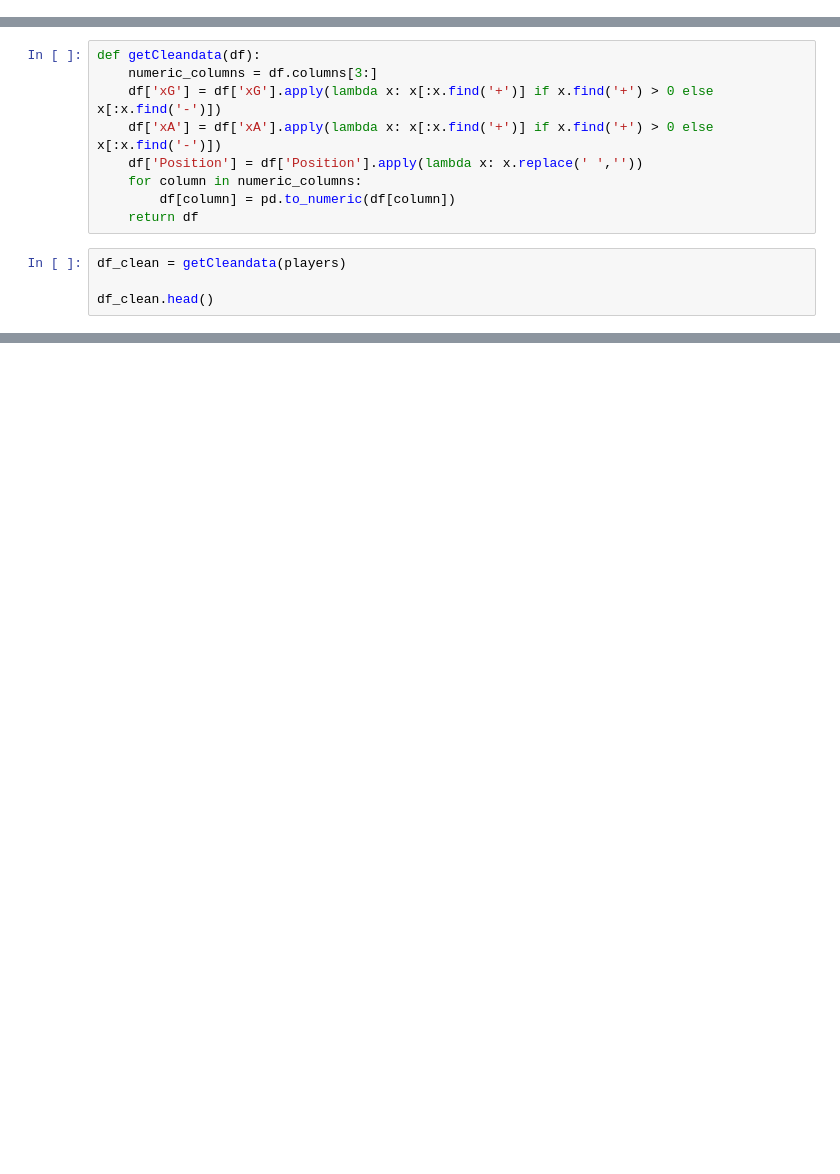
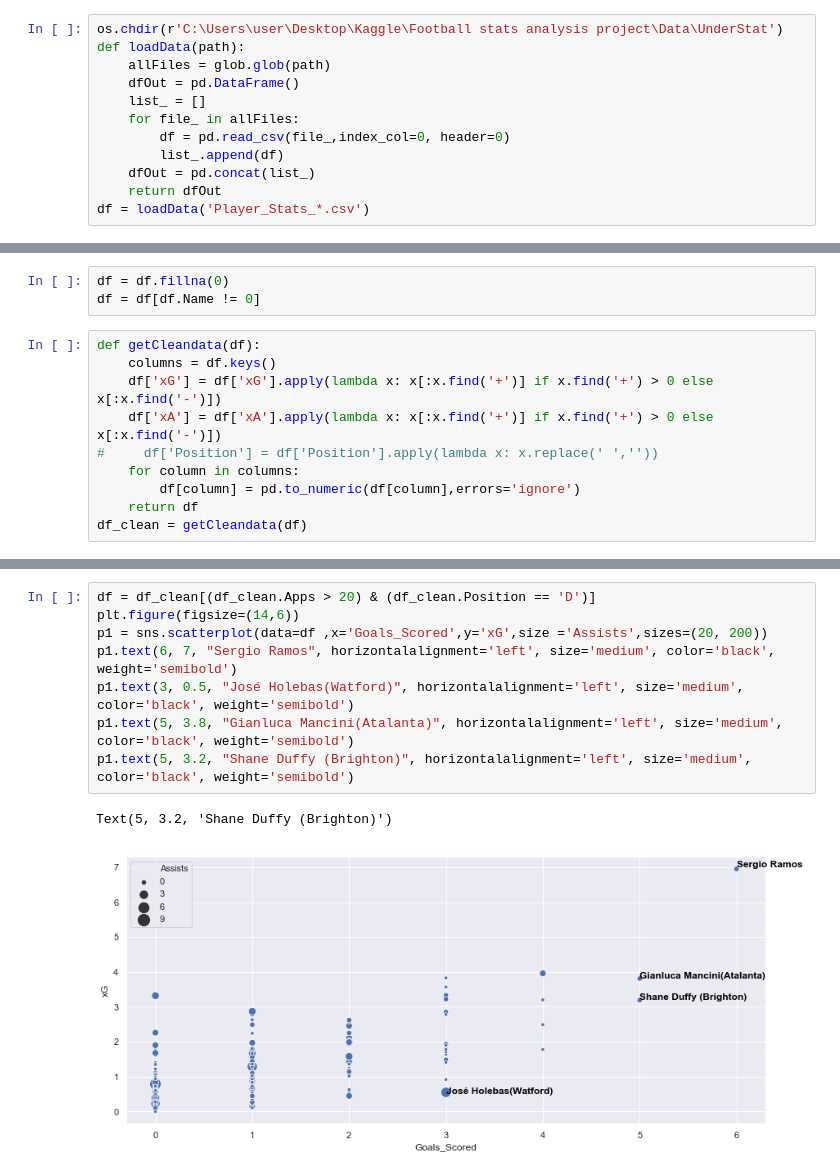
Before and after one commit to SashaSvet/Football-Stats, a Jupyter notebook: UnderStat Data manipulation.ipynb, the cells around one changed output, grey strips where cells are left out. Drawn from its saved outputs; the diff is of its cells as text; blank space fills up the shorter version.

```diff
--- a/UnderStat Data manipulation.ipynb
+++ b/UnderStat Data manipulation.ipynb
@@ -17,0 +17,12 @@ players = pd.read_csv('Players_stats.csv',index_col =0)
+# %%
+os.chdir(r'C:\Users\user\Desktop\Kaggle\Football stats analysis project\Data\UnderStat')
+def loadData(path):
+    allFiles = glob.glob(path)
+    dfOut = pd.DataFrame()
+    list_ = []
+    for file_ in allFiles:
+        df = pd.read_csv(file_,index_col=0, header=0)
+        list_.append(df)
+    dfOut = pd.concat(list_)
+    return dfOut
+df = loadData('Player_Stats_*.csv')
@@ -18,13 +41,13 @@ players = pd.read_csv('Players_stats.csv',index_col =0)
+# %%
+df = df.fillna(0)
+df = df[df.Name != 0]
 # %%
 def getCleandata(df):
-    numeric_columns = df.columns[3:]
+    columns = df.keys()
     df['xG'] = df['xG'].apply(lambda x: x[:x.find('+')] if x.find('+') > 0 else x[:x.find('-')])
     df['xA'] = df['xA'].apply(lambda x: x[:x.find('+')] if x.find('+') > 0 else x[:x.find('-')])
-    df['Position'] = df['Position'].apply(lambda x: x.replace(' ',''))
-    for column in numeric_columns:
-        df[column] = pd.to_numeric(df[column])
+#     df['Position'] = df['Position'].apply(lambda x: x.replace(' ',''))
+    for column in columns:
+        df[column] = pd.to_numeric(df[column],errors='ignore')
     return df
+df_clean = getCleandata(df)
-# %%
-df_clean = getCleandata(players)
-
-df_clean.head()
@@ -37,0 +80,11 @@ df_clean.head()
+# %%
+df = df_clean[(df_clean.Apps > 20) & (df_clean.Position == 'D')]
+plt.figure(figsize=(14,6))
+p1 = sns.scatterplot(data=df ,x='Goals_Scored',y='xG',size ='Assists',sizes=(20, 200))
+p1.text(6, 7, "Sergio Ramos", horizontalalignment='left', size='medium', color='black', weight='semibold')
+p1.text(3, 0.5, "José Holebas(Watford)", horizontalalignment='left', size='medium', color='black', weight='semibold')
+p1.text(5, 3.8, "Gianluca Mancini(Atalanta)", horizontalalignment='left', size='medium', color='black', weight='semibold')
+p1.text(5, 3.2, "Shane Duffy (Brighton)", horizontalalignment='left', size='medium', color='black', weight='semibold')
+# %% [output]
+Text(5, 3.2, 'Shane Duffy (Brighton)')
+[figure, added]
```
Also changed, not shown: parts of 10 cells of this notebook.
